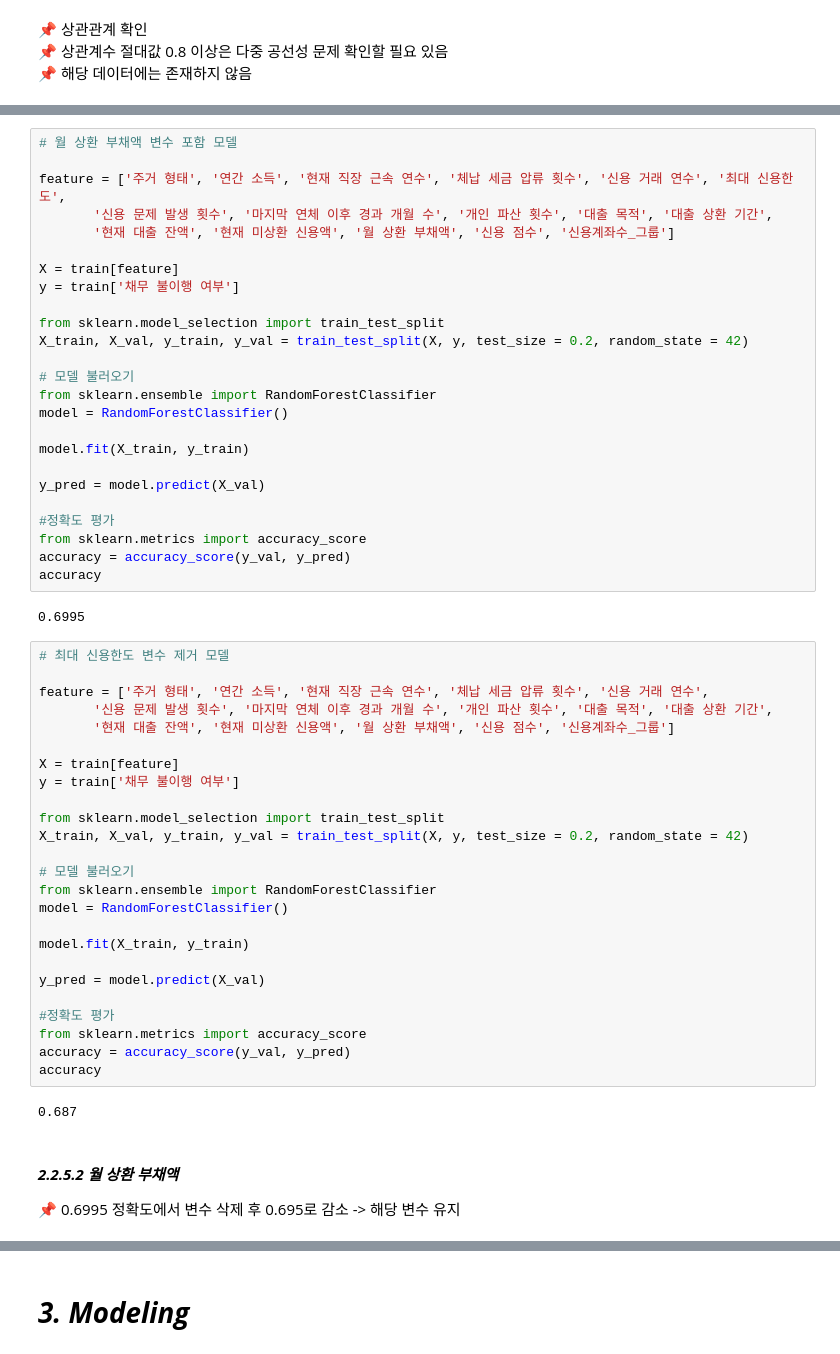
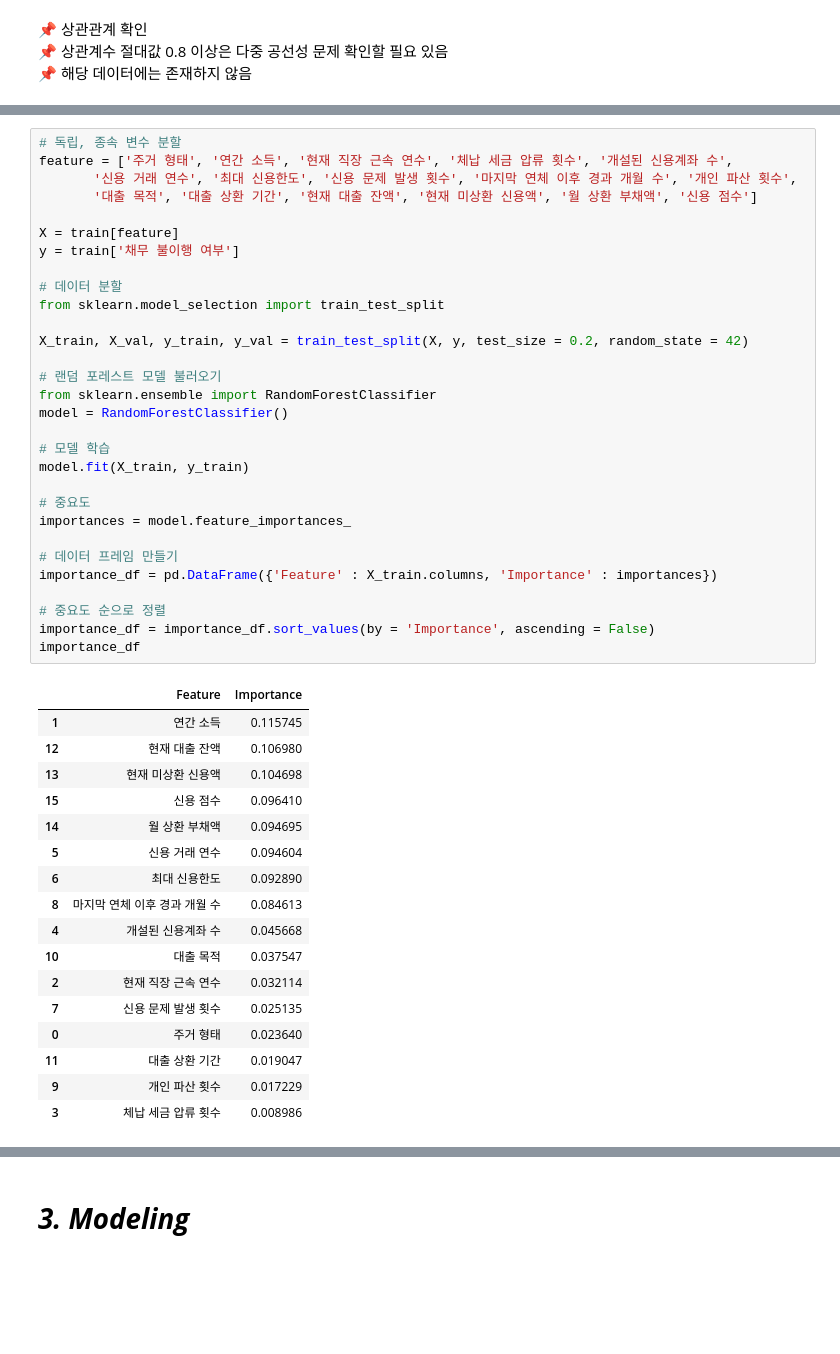
Before and after one commit to tntnu/default, a Jupyter notebook: [개인프로젝트연습]_채무불이행여부예측_2차.ipynb, the cells around one changed output, grey strips where cells are left out. Cells and saved outputs as stored; diff of their text form; blank space fills up the shorter version.

```diff
--- a/[개인프로젝트연습]_채무불이행여부예측_2차.ipynb
+++ b/[개인프로젝트연습]_채무불이행여부예측_2차.ipynb
@@ -1394,58 +1306,49 @@ Index(['주거 형태', '연간 소득', '현재 직장 근속 연수', '체납
       dtype='object')
 # %%
-# 월 상환 부채액 변수 포함 모델
-
-feature = ['주거 형태', '연간 소득', '현재 직장 근속 연수', '체납 세금 압류 횟수', '신용 거래 연수', '최대 신용한도',
-       '신용 문제 발생 횟수', '마지막 연체 이후 경과 개월 수', '개인 파산 횟수', '대출 목적', '대출 상환 기간',
-       '현재 대출 잔액', '현재 미상환 신용액', '월 상환 부채액', '신용 점수', '신용계좌수_그룹']
+# 독립, 종속 변수 분할
+feature = ['주거 형태', '연간 소득', '현재 직장 근속 연수', '체납 세금 압류 횟수', '개설된 신용계좌 수',
+       '신용 거래 연수', '최대 신용한도', '신용 문제 발생 횟수', '마지막 연체 이후 경과 개월 수', '개인 파산 횟수',
+       '대출 목적', '대출 상환 기간', '현재 대출 잔액', '현재 미상환 신용액', '월 상환 부채액', '신용 점수']
 
 X = train[feature]
 y = train['채무 불이행 여부']
 
+# 데이터 분할
 from sklearn.model_selection import train_test_split
+
 X_train, X_val, y_train, y_val = train_test_split(X, y, test_size = 0.2, random_state = 42)
 
-# 모델 불러오기
+# 랜덤 포레스트 모델 불러오기
 from sklearn.ensemble import RandomForestClassifier
 model = RandomForestClassifier()
 
+# 모델 학습
 model.fit(X_train, y_train)
 
-y_pred = model.predict(X_val)
+# 중요도
+importances = model.feature_importances_
 
-#정확도 평가
-from sklearn.metrics import accuracy_score
-accuracy = accuracy_score(y_val, y_pred)
-accuracy
+# 데이터 프레임 만들기
+importance_df = pd.DataFrame({'Feature' : X_train.columns, 'Importance' : importances})
+
+# 중요도 순으로 정렬
+importance_df = importance_df.sort_values(by = 'Importance', ascending = False)
+importance_df
 # %% [output]
-0.6995
+|  | Feature | Importance |
+| 1 | 연간 소득 | 0.115745 |
+| 12 | 현재 대출 잔액 | 0.106980 |
+| 13 | 현재 미상환 신용액 | 0.104698 |
+| 15 | 신용 점수 | 0.096410 |
+| 14 | 월 상환 부채액 | 0.094695 |
+| 5 | 신용 거래 연수 | 0.094604 |
+| 6 | 최대 신용한도 | 0.092890 |
+| 8 | 마지막 연체 이후 경과 개월 수 | 0.084613 |
+| 4 | 개설된 신용계좌 수 | 0.045668 |
+| 10 | 대출 목적 | 0.037547 |
+| 2 | 현재 직장 근속 연수 | 0.032114 |
+| 7 | 신용 문제 발생 횟수 | 0.025135 |
+| 0 | 주거 형태 | 0.023640 |
+| 11 | 대출 상환 기간 | 0.019047 |
+| 9 | 개인 파산 횟수 | 0.017229 |
+| 3 | 체납 세금 압류 횟수 | 0.008986 |
-# %%
-# 최대 신용한도 변수 제거 모델
-
-feature = ['주거 형태', '연간 소득', '현재 직장 근속 연수', '체납 세금 압류 횟수', '신용 거래 연수',
-       '신용 문제 발생 횟수', '마지막 연체 이후 경과 개월 수', '개인 파산 횟수', '대출 목적', '대출 상환 기간',
-       '현재 대출 잔액', '현재 미상환 신용액', '월 상환 부채액', '신용 점수', '신용계좌수_그룹']
-
-X = train[feature]
-y = train['채무 불이행 여부']
-
-from sklearn.model_selection import train_test_split
-X_train, X_val, y_train, y_val = train_test_split(X, y, test_size = 0.2, random_state = 42)
-
-# 모델 불러오기
-from sklearn.ensemble import RandomForestClassifier
-model = RandomForestClassifier()
-
-model.fit(X_train, y_train)
-
-y_pred = model.predict(X_val)
-
-#정확도 평가
-from sklearn.metrics import accuracy_score
-accuracy = accuracy_score(y_val, y_pred)
-accuracy
-# %% [output]
-0.687
-# %% [markdown]
-#### ***2.2.5.2 월 상환 부채액***
-📌 0.6995 정확도에서 변수 삭제 후 0.695로 감소 -> 해당 변수 유지
```
Also changed, not shown: parts of 75 cells of this notebook.
